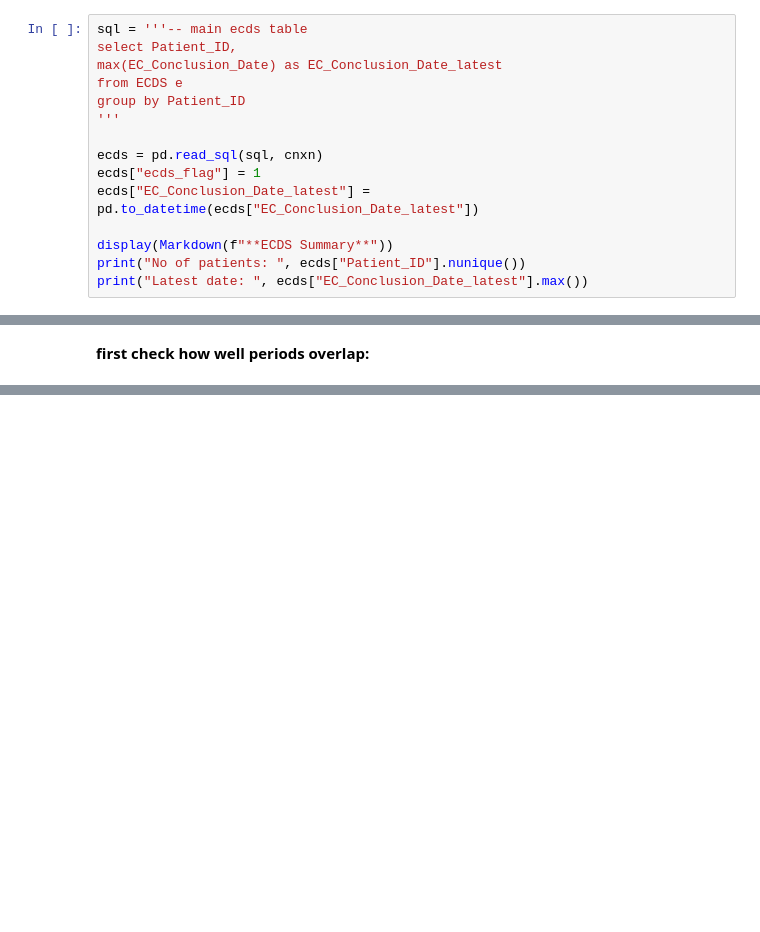
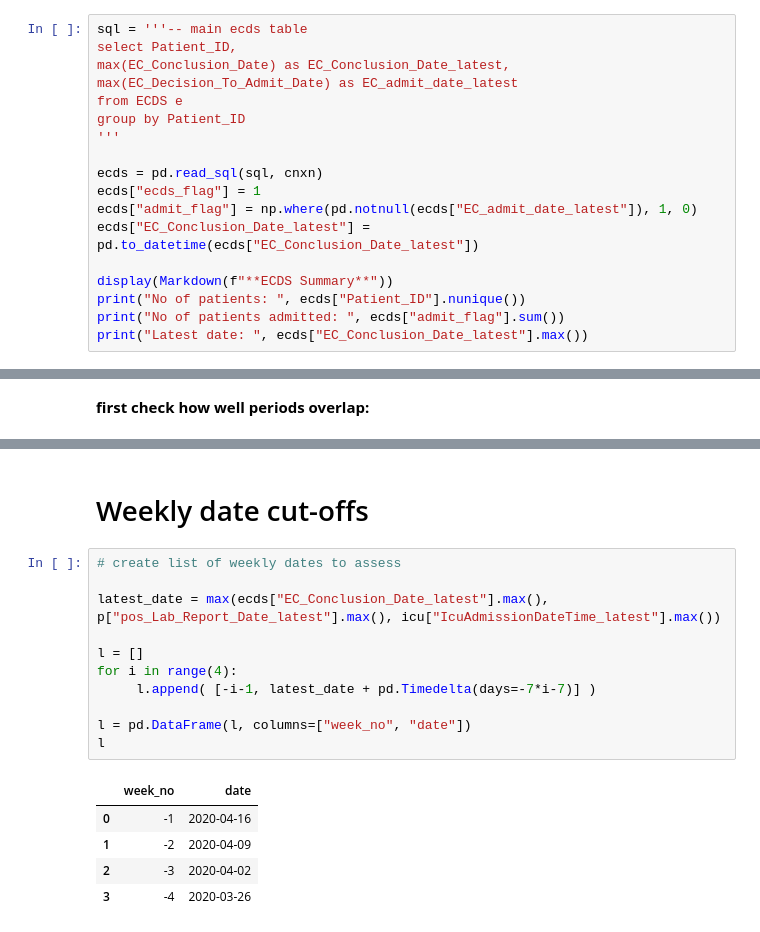
Before and after one commit to opensafely/tpp-sql-notebook, a Jupyter notebook: notebooks/explore_ecds.ipynb, the cells around one changed output, grey strips where cells are left out. Cells and saved outputs as stored; diff of their text form; blank space fills up the shorter version.

```diff
--- a/notebooks/explore_ecds.ipynb
+++ b/notebooks/explore_ecds.ipynb
@@ -45,17 +48,20 @@ dtype: object
 # %%
 sql = '''-- main ecds table
 select Patient_ID,
-max(EC_Conclusion_Date) as EC_Conclusion_Date_latest
+max(EC_Conclusion_Date) as EC_Conclusion_Date_latest,
+max(EC_Decision_To_Admit_Date) as EC_admit_date_latest
 from ECDS e
 group by Patient_ID
 '''
 
 ecds = pd.read_sql(sql, cnxn)
 ecds["ecds_flag"] = 1
+ecds["admit_flag"] = np.where(pd.notnull(ecds["EC_admit_date_latest"]), 1, 0)
 ecds["EC_Conclusion_Date_latest"] = pd.to_datetime(ecds["EC_Conclusion_Date_latest"])
 
 display(Markdown(f"**ECDS Summary**"))
 print("No of patients: ", ecds["Patient_ID"].nunique())
+print("No of patients admitted: ", ecds["admit_flag"].sum())
 print("Latest date: ", ecds["EC_Conclusion_Date_latest"].max())
 # %% [output]
 **ECDS Summary**
@@ -276,3 +287,22 @@ No of patients in SGSS not in A&E (ECDS):  14 ( 100.0 % )
 
 No of patients in ICU not in A&E (ECDS):  5 ( 83.0 % )
 No of patients in ICU not in SGSS:  6 ( 100.0 % )
+# %% [markdown]
+# Weekly date cut-offs
+# %%
+# create list of weekly dates to assess
+
+latest_date = max(ecds["EC_Conclusion_Date_latest"].max(), p["pos_Lab_Report_Date_latest"].max(), icu["IcuAdmissionDateTime_latest"].max())
+
+l = []
+for i in range(4):
+     l.append( [-i-1, latest_date + pd.Timedelta(days=-7*i-7)] )
+
+l = pd.DataFrame(l, columns=["week_no", "date"])
+l
+# %% [output]
+|  | week_no | date |
+| 0 | -1 | 2020-04-16 |
+| 1 | -2 | 2020-04-09 |
+| 2 | -3 | 2020-04-02 |
+| 3 | -4 | 2020-03-26 |
```
Also changed, not shown: parts of 6 cells of this notebook, 1 other file.
